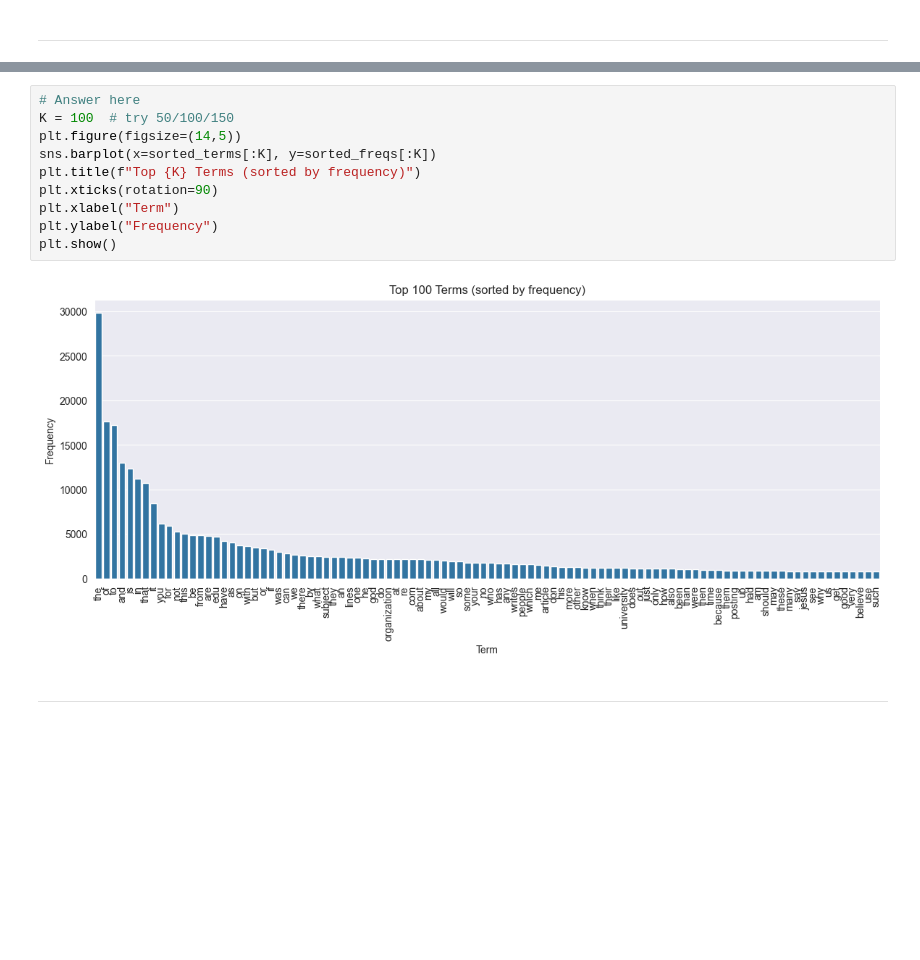
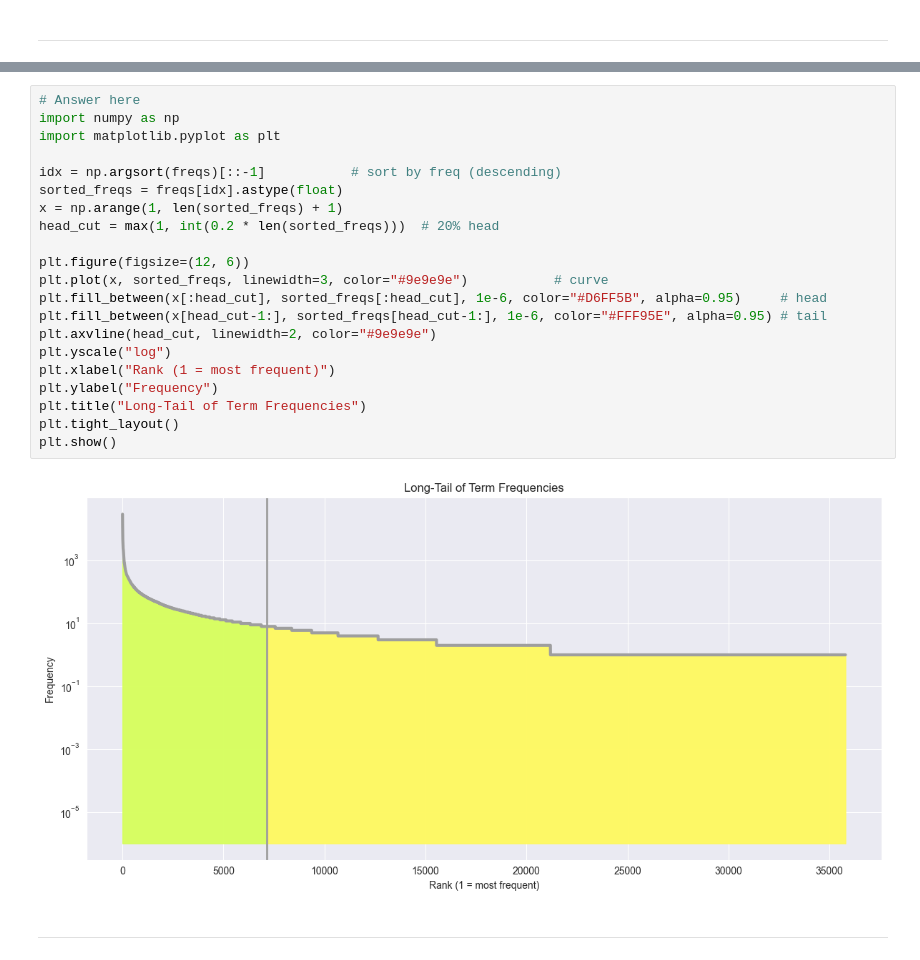
Before and after one commit to nguyentr0101/DM2025-Lab1-Exercise, a Jupyter notebook: DM2025-Lab1-Master.ipynb, the cells around one changed output, grey strips where cells are left out. Cells and saved outputs as stored; diff of their text form; blank space fills up the shorter version.

```diff
--- a/DM2025-Lab1-Master.ipynb
+++ b/DM2025-Lab1-Master.ipynb
@@ -1277,18 +1271,29 @@ plt.show()
 Additionally, you can attempt to sort the terms on the `x-axis` by frequency instead of in alphabetical order. This way the visualization is more meaninfgul and you will be able to observe the so called [long tail](https://en.wikipedia.org/wiki/Long_tail) (get familiar with this term since it will appear a lot in data mining and other statistics courses). see picture below
 
 ![alt txt](https://upload.wikimedia.org/wikipedia/commons/thumb/8/8a/Long_tail.svg/1000px-Long_tail.svg.png)
-# %%
-# Answer here
-K = 100  # try 50/100/150
-plt.figure(figsize=(14,5))
-sns.barplot(x=sorted_terms[:K], y=sorted_freqs[:K])
-plt.title(f"Top {K} Terms (sorted by frequency)")
-plt.xticks(rotation=90)
-plt.xlabel("Term")
-plt.ylabel("Frequency")
-plt.show()
-# %% [output]
-[figure, removed]
+# %%
+# Answer here
+import numpy as np
+import matplotlib.pyplot as plt
+
+idx = np.argsort(freqs)[::-1]           # sort by freq (descending)
+sorted_freqs = freqs[idx].astype(float)
+x = np.arange(1, len(sorted_freqs) + 1)
+head_cut = max(1, int(0.2 * len(sorted_freqs)))  # 20% head
+
+plt.figure(figsize=(12, 6))
+plt.plot(x, sorted_freqs, linewidth=3, color="#9e9e9e")           # curve
+plt.fill_between(x[:head_cut], sorted_freqs[:head_cut], 1e-6, color="#D6FF5B", alpha=0.95)     # head
+plt.fill_between(x[head_cut-1:], sorted_freqs[head_cut-1:], 1e-6, color="#FFF95E", alpha=0.95) # tail
+plt.axvline(head_cut, linewidth=2, color="#9e9e9e")
+plt.yscale("log")
+plt.xlabel("Rank (1 = most frequent)")
+plt.ylabel("Frequency")
+plt.title("Long-Tail of Term Frequencies")
+plt.tight_layout()
+plt.show()
+# %% [output]
+[figure, added]
 # %% [markdown]
 ---
 # %% [markdown]
```
Also changed, not shown: parts of 35 cells of this notebook, 10 other files.
